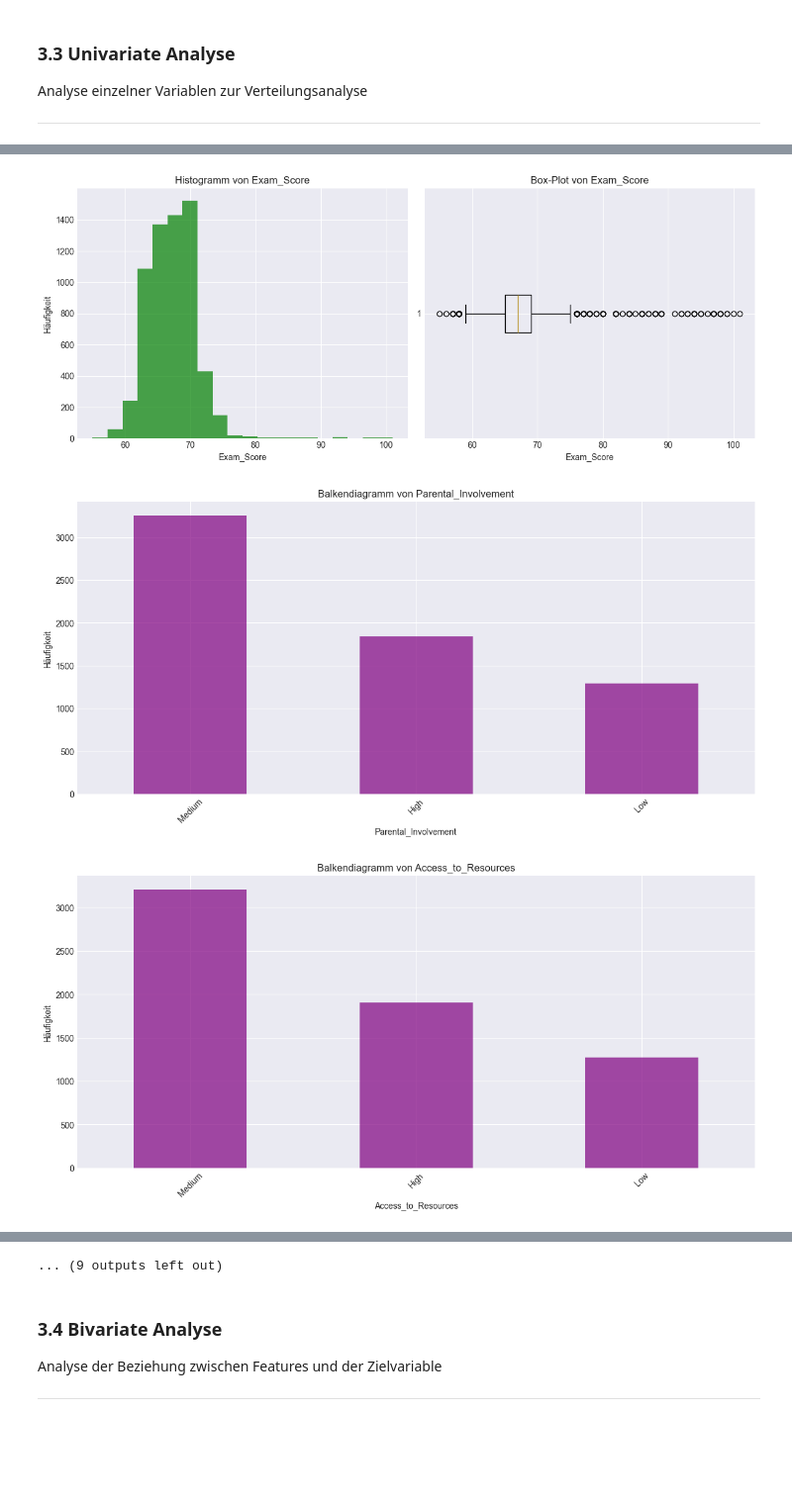
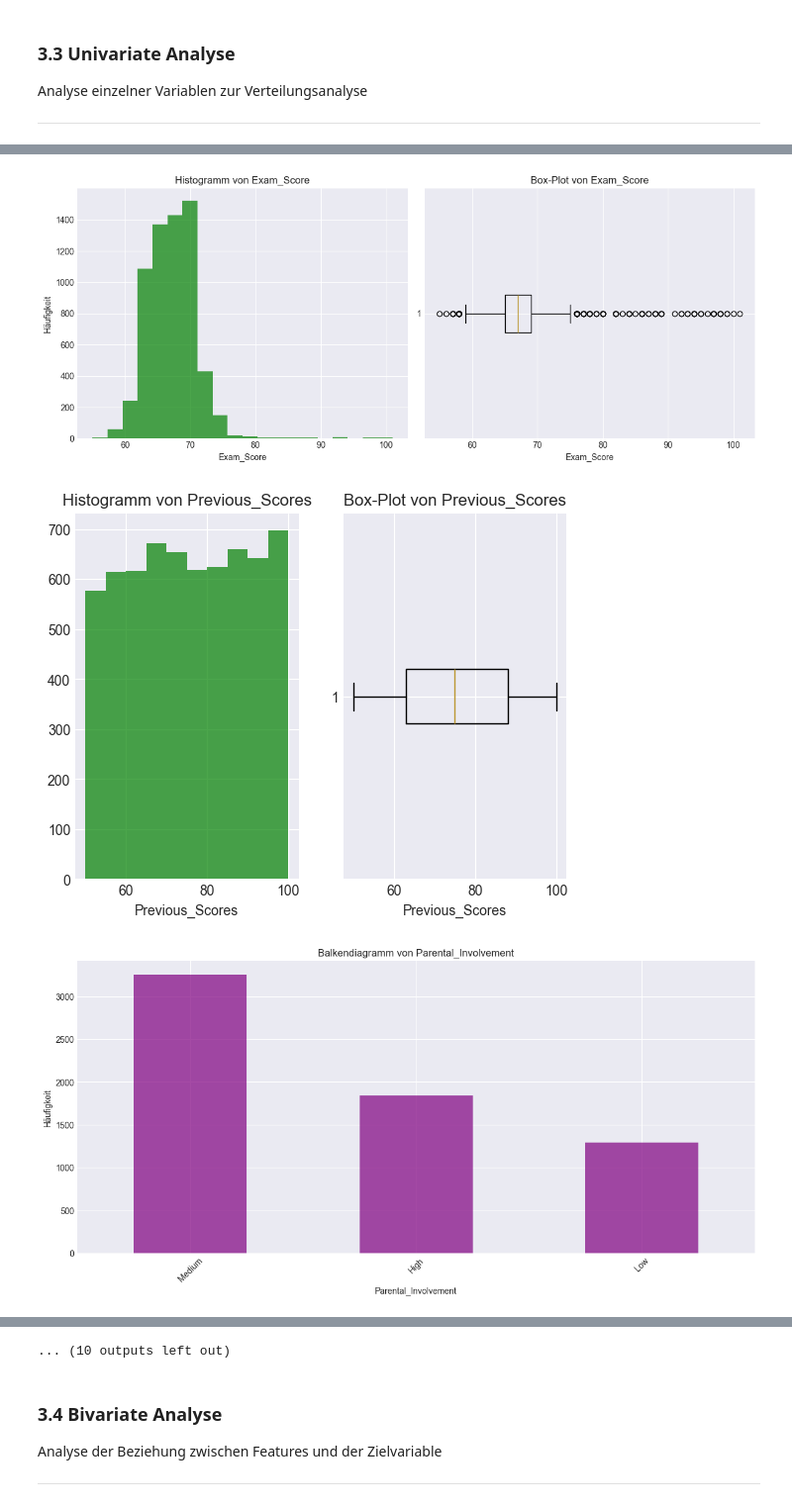
Before and after one commit to Simon5gitty/HubiLucki----ML, a Jupyter notebook: ML_Projekt_StudentPerformance.ipynb, the cells around one changed output, grey strips where cells are left out. Shown at 99% size. Saved outputs shown, nothing was run; the diff lists cells and outputs as text; code cells hidden in the pictures; blank space fills up the shorter version.

```diff
--- a/ML_Projekt_StudentPerformance.ipynb
+++ b/ML_Projekt_StudentPerformance.ipynb
@@ -213,32 +213,45 @@ for col in numerical_cols:
 
     # Box-Plot
     plt.subplot(1, 2, 2)
     plt.boxplot(df[col], vert=False)
     plt.title(f'Box-Plot von {col}')
     plt.xlabel(col)
 
     plt.tight_layout()
     plt.show()
 
+# einzelnes Histogramm von previous scores mit anderer BIN-Grösse
+
+plt.subplot(1, 2, 1)
+plt.hist(df['Previous_Scores'], bins=10, color='green', alpha=0.7)
+plt.title('Histogramm von Previous_Scores')
+plt.xlabel('Previous_Scores')
+
+plt.subplot(1, 2, 2)
+plt.boxplot(df['Previous_Scores'], vert=False)
+plt.title('Box-Plot von Previous_Scores')
+plt.xlabel('Previous_Scores')
+
+
 # Verteilung kategorischer Features visualisieren (Bar Charts)
 categorical_cols = df.select_dtypes(include=['object', 'category']).columns
 for col in categorical_cols:
     plt.figure(figsize=(12, 6))
     df[col].value_counts().plot(kind='bar', color='purple', alpha=0.7)
     plt.title(f'Balkendiagramm von {col}')
     plt.xlabel(col)
     plt.ylabel('Häufigkeit')
     plt.xticks(rotation=45)
     plt.tight_layout()
     plt.show()
 # %% [output]
 [figure]
 [figure]
 [figure]
 [figure]
 [figure]
 [figure]
 [figure]
 [figure]
-[figure, old version]
+[figure, new version]
-[figure, old version]
+[figure, new version]
@@ -247,4 +260,4 @@ for col in categorical_cols:
-... (9 outputs left out)
+... (10 outputs left out)
 # %% [markdown]
 ### 3.4 Bivariate Analyse
 
```
Also changed, not shown: parts of 1 cell of this notebook.
